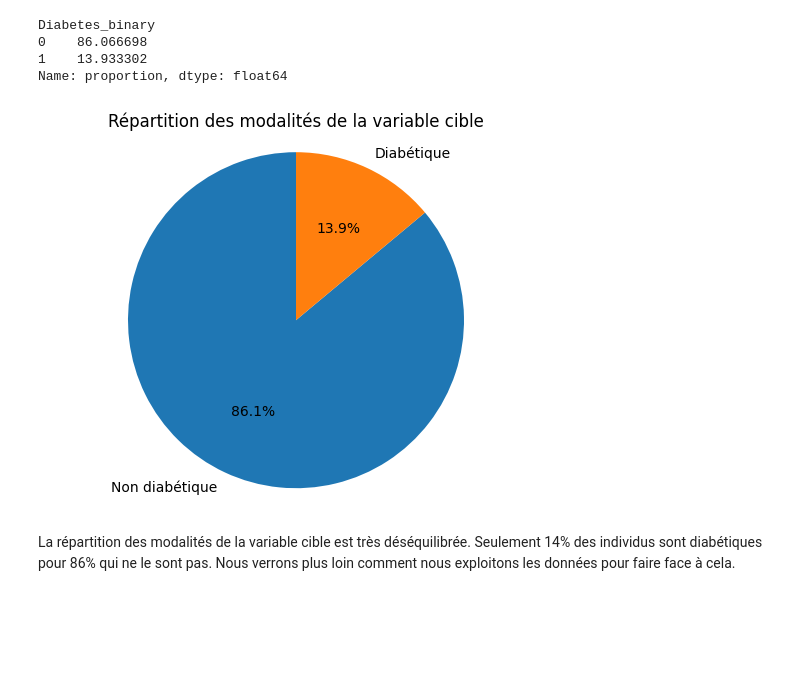
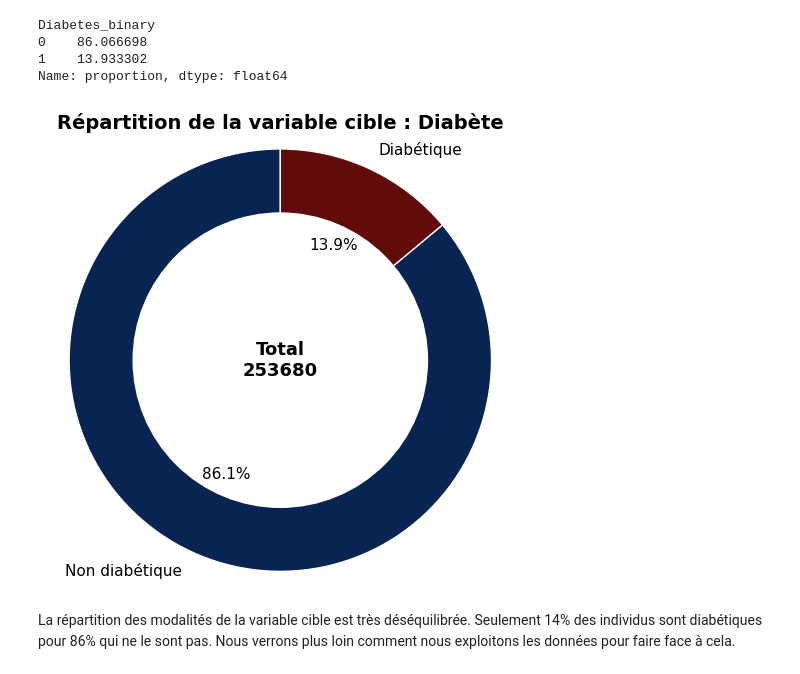
Before and after one commit to DomNoutsGit/Applied-Statistical-Learning-Projet-, a Jupyter notebook: ASL.ipynb, the cells around one changed output. Drawn from its saved outputs; the diff is of its cells as text; code cells hidden in the pictures; blank space fills up the shorter version.

```diff
--- a/ASL.ipynb
+++ b/ASL.ipynb
@@ -146,30 +148,56 @@ Diabetes_binary
 1    13.933302
 Name: proportion, dtype: float64
 # %%
+# Visualisation de la répartition de la variable cible
 counts = y.value_counts().sort_index()
-
-# Labels explicites (à adapter si besoin)
 labels = ["Non diabétique", "Diabétique"]
 
-plt.figure()
-plt.pie(
+# Couleurs sobres et élégantes
+colors = ["#072452", "#610B0B"]  # bleu / orange doux
+
+fig, ax = plt.subplots(figsize=(5, 5))
+
+wedges, texts, autotexts = ax.pie(
     counts.values,
     labels=labels,
     autopct='%1.1f%%',
-    startangle=90
+    startangle=90,
+    colors=colors,
+    wedgeprops=dict(width=0.4, edgecolor="white"),
+    textprops=dict(color="black", fontsize=11)
 )
 
-plt.title("Répartition des modalités de la variable cible")
-plt.axis('equal')
+# Cercle blanc au centre (donut propre)
+centre_circle = plt.Circle((0, 0), 0.70, fc='white')
+ax.add_artist(centre_circle)
 
+# Texte central
+ax.text(
+    0, 0,
+    f"Total\n{counts.sum()}",
+    ha='center',
+    va='center',
+    fontsize=13,
+    fontweight='bold'
+)
+
+ax.set_title(
+    "Répartition de la variable cible : Diabète",
+    fontsize=14,
+    fontweight='bold'
+)
+
+ax.axis('equal')
+
+plt.tight_layout()
 plt.savefig(
-    "repartition_variable_cible.png",
+    "repartition_variable_cible_donut_clean.png",
     dpi=300,
     bbox_inches="tight"
 )
 plt.show()
 # %% [output]
-[figure, old version]
+[figure, new version]
 # %% [markdown]
 La répartition des modalités de la variable cible est très déséquilibrée. Seulement 14% des individus sont diabétiques pour 86% qui ne le sont pas. Nous verrons plus loin comment nous exploitons les données pour faire face à cela.
 # %%
```
Also changed, not shown: parts of 10 cells of this notebook, 5 other files.
